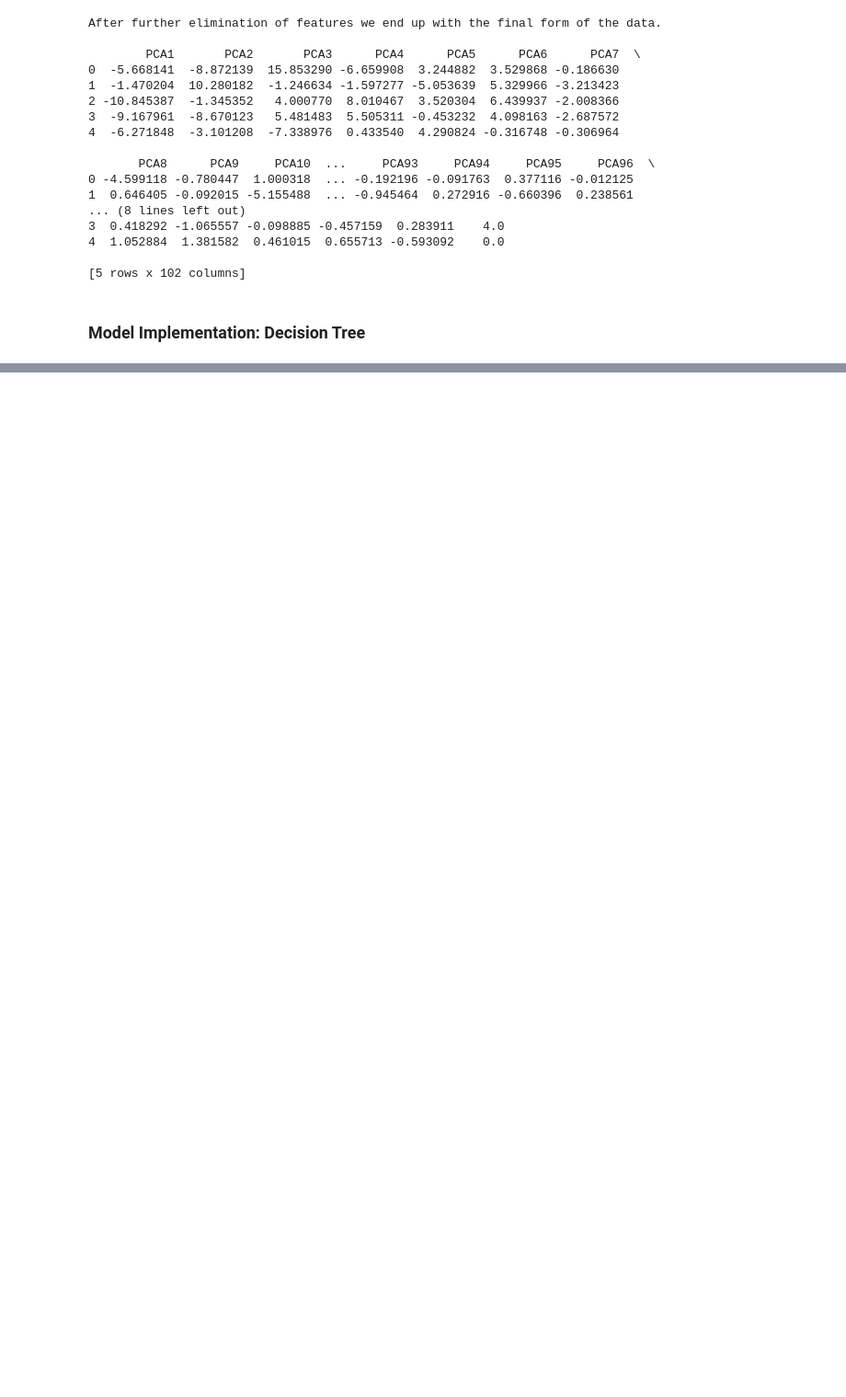
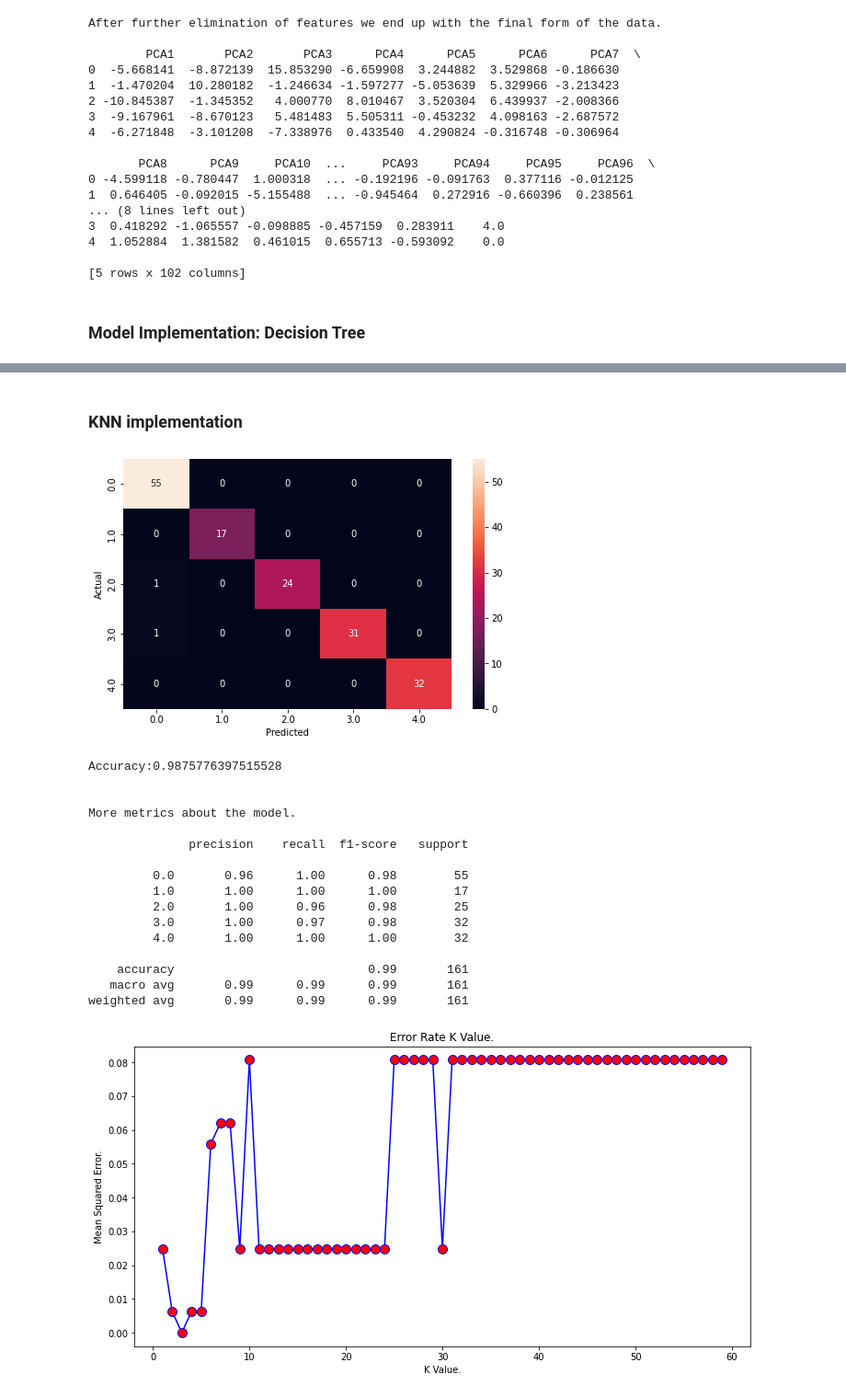
Before and after one commit to PericoLedesma/-RUG_Pattern-recognition_Assignment-2, a Jupyter notebook: Task 1_Numeric pipeline/Assignment_2.ipynb, the cells around one changed output, grey strips where cells are left out. Shown: that part at 92% size. Cells and saved outputs as stored; diff of their text form; code cells hidden in the pictures; blank space fills up the shorter version.

```diff
--- a/Task 1_Numeric pipeline/Assignment_2.ipynb
+++ b/Task 1_Numeric pipeline/Assignment_2.ipynb
@@ -257,12 +228,0 @@ Image(graph.create_png())
-# %%
-#Forest consist of 100 trees
-clf=RandomForestClassifier(n_estimators=100)
-clf.fit(X_train,y_train)
-y_pred=clf.predict(X_test)
-confusion_matrix = pd.crosstab(y_test, y_pred, rownames=['Actual'],
-                               colnames=['Predicted'])
-sns.heatmap(confusion_matrix, annot=True)
-plt.show()
-print(f"Accuracy:{metrics.accuracy_score(y_test, y_pred)}\n\n")
-print(f'More metrics about the model.\n\n' \
-      f'{metrics.classification_report(y_test, y_pred, labels=[0.0, 1.0, 2.0, 3.0, 4.0])}')
@@ -307,0 +246,57 @@ weighted avg       0.98      0.98      0.98       161
+# %% [markdown]
+### KNN implementation
+# %%
+from sklearn.neighbors import KNeighborsClassifier
+KNN = KNeighborsClassifier(n_neighbors=10)
+KNN.fit(X_train, y_train)
+y_pred = KNN.predict(X_test)
+
+#Confusion matrix
+plt.figure(figsize=(8,5))
+confusion_matrix = pd.crosstab(y_test, y_pred, rownames=['Actual'],
+                               colnames=['Predicted'])
+sns.heatmap(confusion_matrix, annot=True)
+plt.savefig("Confusion_Matrix_KNN.png")
+plt.show()
+
+print(f"Accuracy:{metrics.accuracy_score(y_test, y_pred)}\n\n")
+
+print(f'More metrics about the model.\n\n' \
+      f'{metrics.classification_report(y_test, y_pred, labels=[0.0, 1.0, 2.0, 3.0, 4.0])}')
+
+error = []
+
+# Calculating error for K values between 1 and 40
+for i in range(1, 60):
+    knn = KNeighborsClassifier(n_neighbors=i)
+    knn.fit(X_train, y_train)
+    preds = knn.predict(X_test)
+    squared_error = np.power(y_test - preds,2)
+    error.append(np.mean(squared_error))
+
+plt.figure(figsize=(12, 6))
+plt.plot(range(1, 60), error, color='blue', marker='o',
+         markerfacecolor='red', markersize=10)
+plt.title('Error Rate K Value.')
+plt.xlabel('K Value.')
+plt.ylabel('Mean Squared Error.')
+plt.savefig("KNN_error_over_multiple_neighbors.png")
+# %% [output]
+[figure, added]
+Accuracy:0.9875776397515528
+
+
+More metrics about the model.
+
+              precision    recall  f1-score   support
+
+         0.0       0.96      1.00      0.98        55
+         1.0       1.00      1.00      1.00        17
+         2.0       1.00      0.96      0.98        25
+         3.0       1.00      0.97      0.98        32
+         4.0       1.00      1.00      1.00        32
+
+    accuracy                           0.99       161
+   macro avg       0.99      0.99      0.99       161
+weighted avg       0.99      0.99      0.99       161
+[figure, added]
```
Also changed, not shown: parts of 26 cells of this notebook, 7 other files.
